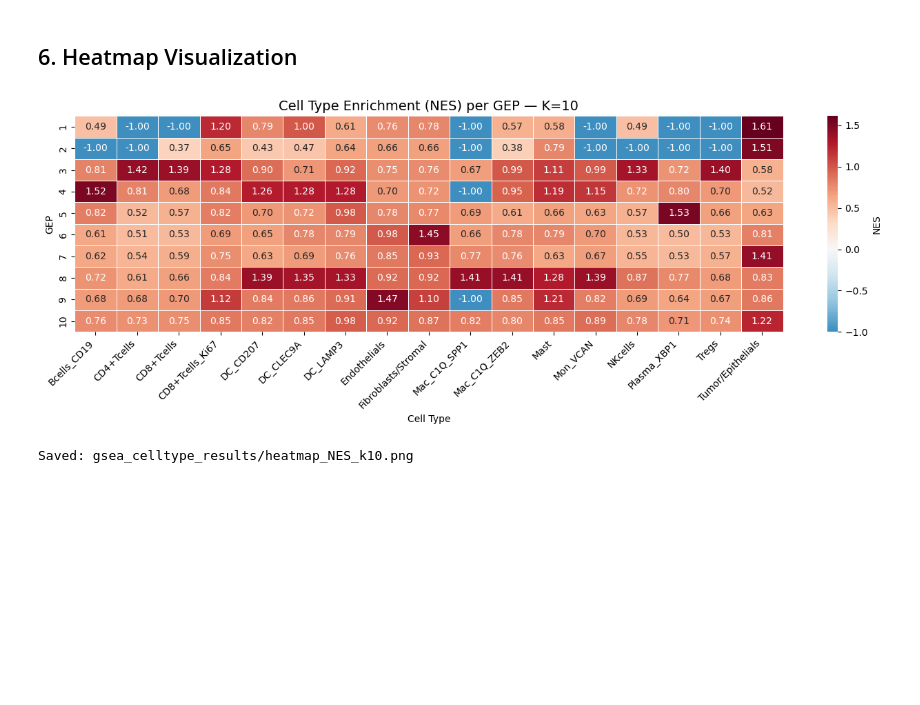
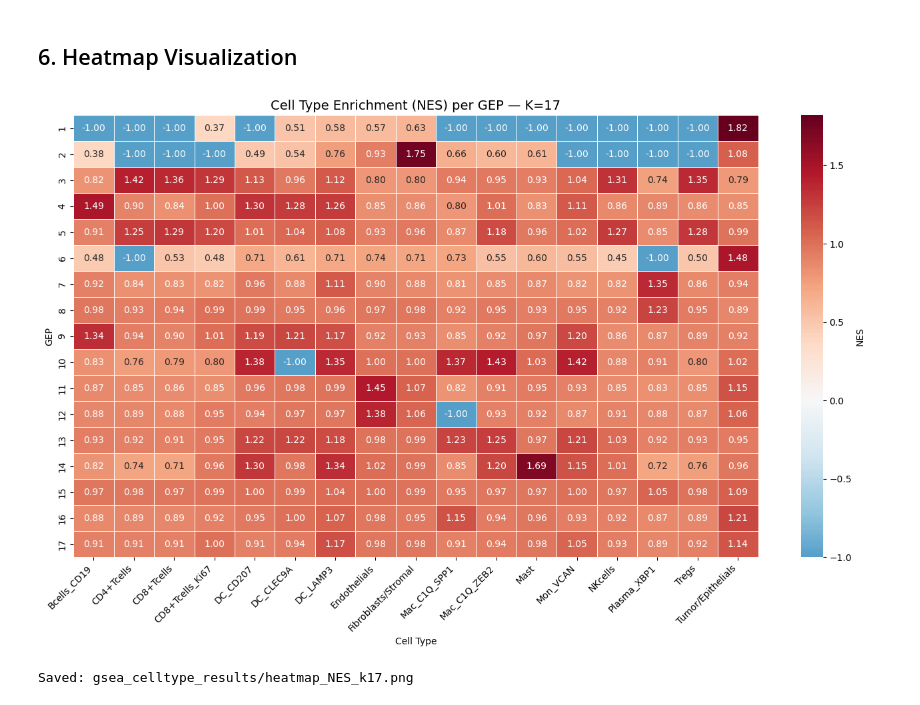
Before and after one commit to sumedhars/dinh-lab-clanp, a Jupyter notebook: gsea_celltype_annotation.ipynb, the cells around one changed output. Drawn from its saved outputs; the diff is of its cells as text; code cells hidden in the pictures; blank space fills up the shorter version.

```diff
--- a/gsea_celltype_annotation.ipynb
+++ b/gsea_celltype_annotation.ipynb
@@ -355,34 +355,34 @@ import matplotlib.pyplot as plt
 import seaborn as sns
 
 # Plot a heatmap for a selected K
-K_TO_PLOT = 10
+K_TO_PLOT = 17
 
 if K_TO_PLOT in all_nes:
     nes_df = all_nes[K_TO_PLOT]
 
     fig, ax = plt.subplots(figsize=(max(12, len(nes_df.columns) * 0.8), max(4, len(nes_df) * 0.5)))
     sns.heatmap(
         nes_df.astype(float),
         cmap='RdBu_r',
         center=0,
         annot=True,
         fmt='.2f',
         linewidths=0.5,
         ax=ax,
         cbar_kws={'label': 'NES'}
     )
     ax.set_title(f'Cell Type Enrichment (NES) per GEP — K={K_TO_PLOT}', fontsize=14)
     ax.set_xlabel('Cell Type')
     ax.set_ylabel('GEP')
     plt.xticks(rotation=45, ha='right')
     plt.tight_layout()
 
     fig_path = os.path.join(OUTPUT_DIR, f"heatmap_NES_k{K_TO_PLOT}.png")
     plt.savefig(fig_path, dpi=150, bbox_inches='tight')
     plt.show()
     print(f"Saved: {fig_path}")
 else:
     print(f"K={K_TO_PLOT} not found. Available: {sorted(all_nes.keys())}")
 # %% [output]
-[figure, old version]
+[figure, new version]
-Saved: gsea_celltype_results/heatmap_NES_k10.png
+Saved: gsea_celltype_results/heatmap_NES_k17.png
```
Also changed, not shown: parts of 1 cell of this notebook, 42 other files.
